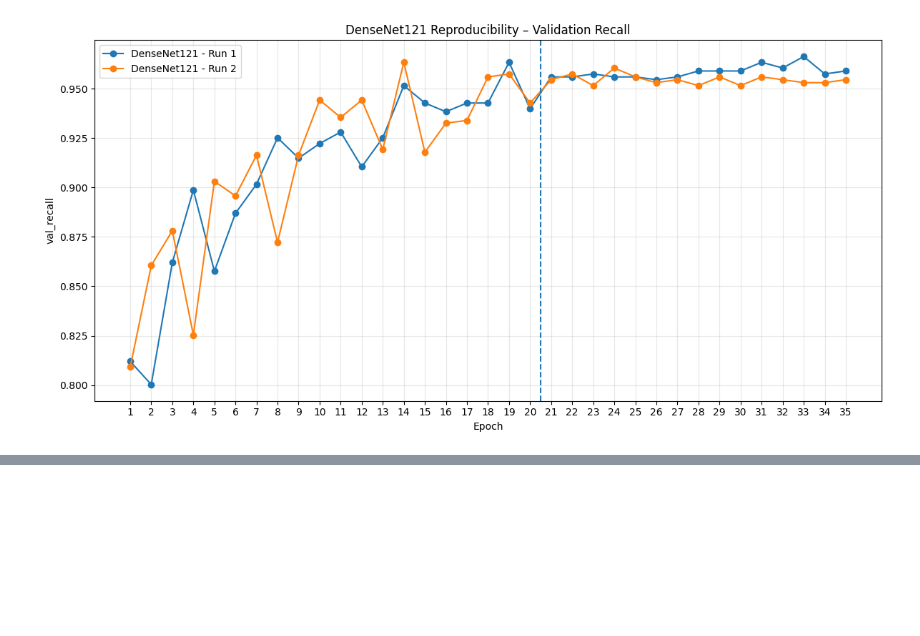
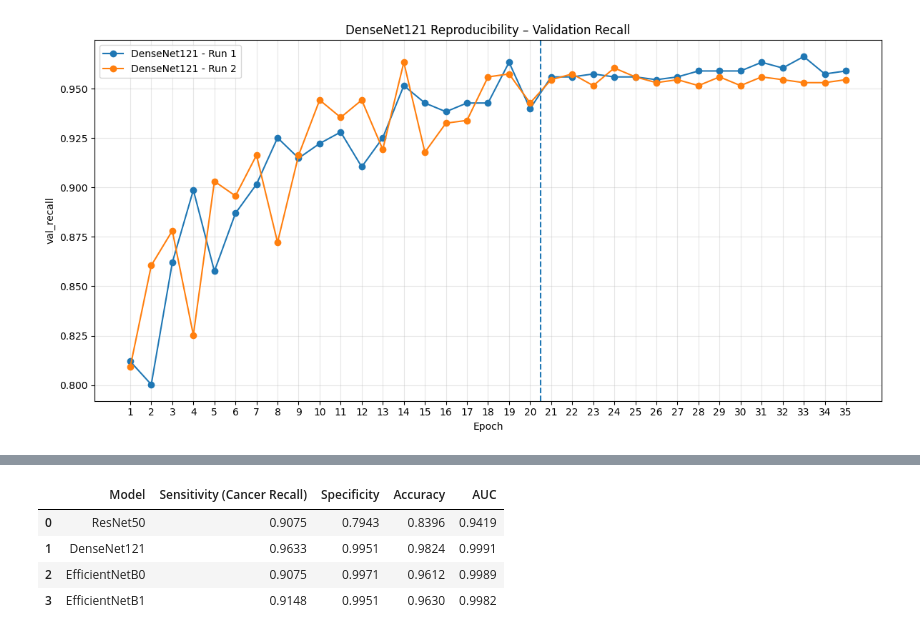
Before and after one commit to sai2pavan/colon-cancer-detection, a Jupyter notebook: colon_cancer_detection.ipynb, the cells around one changed output, grey strips where cells are left out. Saved outputs shown, nothing was run; the diff lists cells and outputs as text; code cells hidden in the pictures; blank space fills up the shorter version.

```diff
--- a/colon_cancer_detection.ipynb
+++ b/colon_cancer_detection.ipynb
@@ -853,0 +1056,42 @@ plt.show()
+# %%
+comparison_data = {
+    "Model": [
+        "ResNet50",
+        "DenseNet121",
+        "EfficientNetB0",
+        "EfficientNetB1"
+    ],
+    "Sensitivity (Cancer Recall)": [
+        0.9075,
+        0.9633,
+        0.9075,
+        0.9148
+    ],
+    "Specificity": [
+        0.7943,
+        0.9951,
+        0.9971,
+        0.9951
+    ],
+    "Accuracy": [
+        0.8396,
+        0.9824,
+        0.9612,
+        0.9630
+    ],
+    "AUC": [
+        0.9419,
+        0.9991,
+        0.9989,
+        0.9982
+    ]
+}
+
+df_results = pd.DataFrame(comparison_data)
+df_results
+# %% [output]
+|  | Model | Sensitivity (Cancer Recall) | Specificity | Accuracy | AUC |
+| 0 | ResNet50 | 0.9075 | 0.7943 | 0.8396 | 0.9419 |
+| 1 | DenseNet121 | 0.9633 | 0.9951 | 0.9824 | 0.9991 |
+| 2 | EfficientNetB0 | 0.9075 | 0.9971 | 0.9612 | 0.9989 |
+| 3 | EfficientNetB1 | 0.9148 | 0.9951 | 0.9630 | 0.9982 |
```
Also changed, not shown: parts of 24 cells of this notebook, 4 other files.
